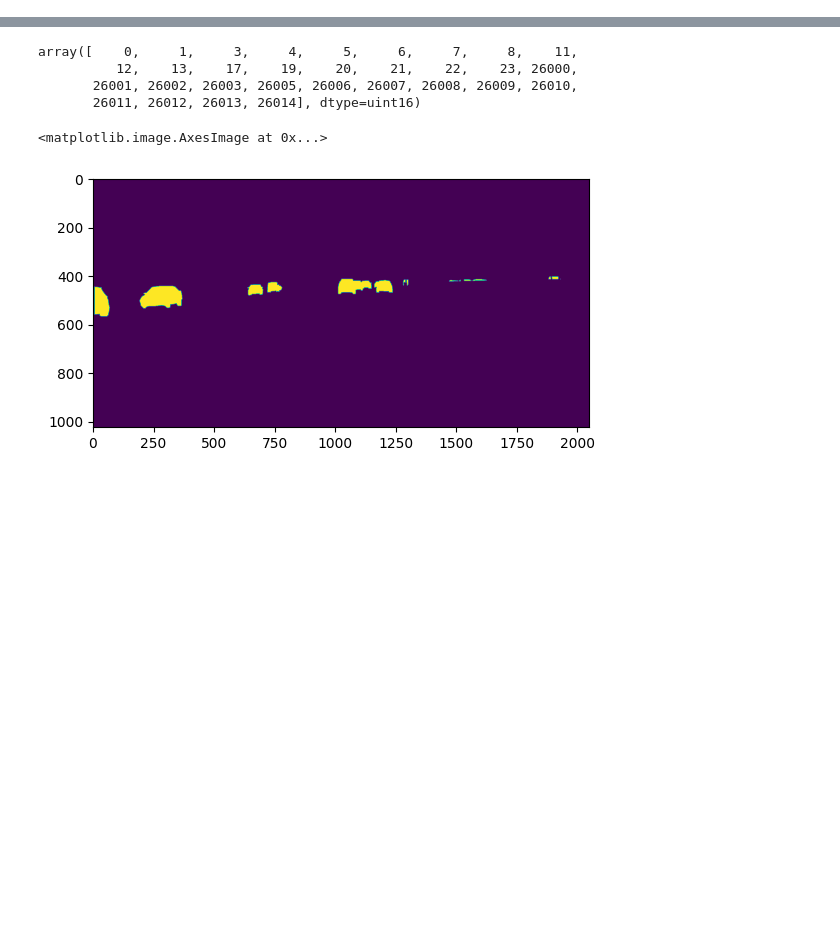
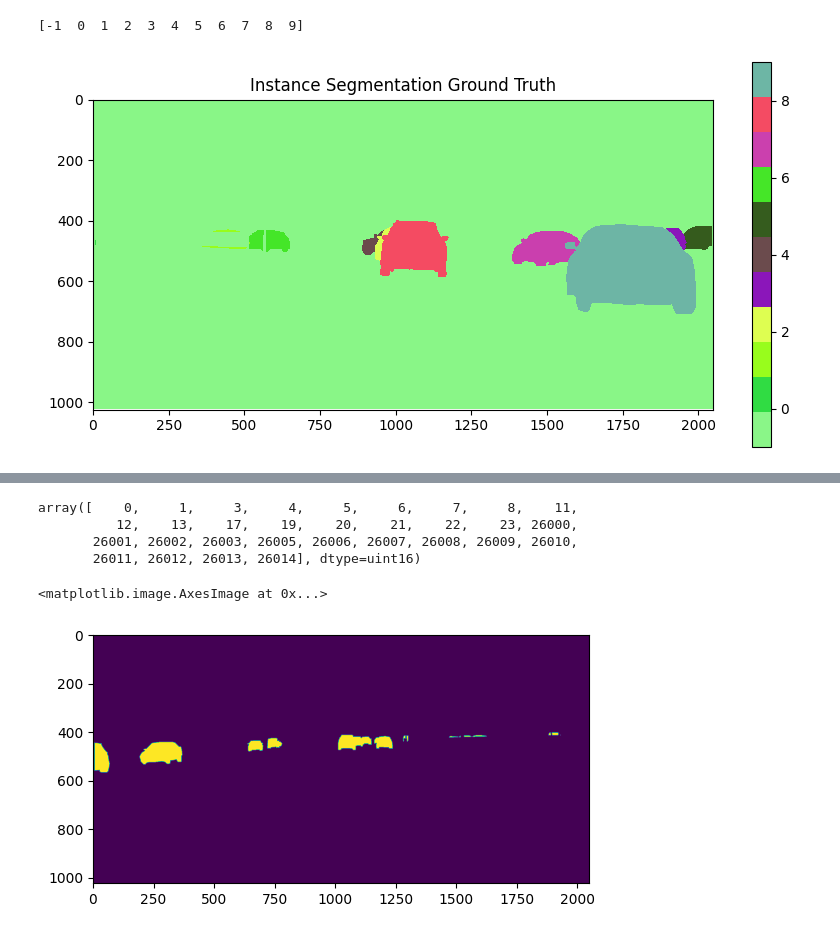
Before and after one commit to karthiknambiar29/PIDNet, a Jupyter notebook: test_.ipynb, the cells around one changed output, grey strips where cells are left out. Cells and saved outputs as stored; diff of their text form; code cells hidden in the pictures; blank space fills up the shorter version.

Commit message:
instance training

```diff
--- a/test_.ipynb
+++ b/test_.ipynb
@@ -3 +4,40 @@ import matplotlib.pyplot as plt
 import numpy as np
+# %%
+path = '/home/moonlab/Documents/dse316/PIDNet/data/cityscapes/gtFine/train/aachen/aachen_000003_000019_gtFine_instanceIds.png'
+instance_image = cv2.imread(path, cv2.IMREAD_ANYDEPTH)
+# Mask to keep only the instances in the range 26000 to 26999
+mask = np.logical_and(instance_image >= 26000, instance_image < 27000)
+
+# # Apply the mask to keep instances in the range 26000 to 26999
+instance_image = np.where(mask, instance_image, -1)
+# Get the top n unique intensities with highest counts until the 19th tank
+
+unique_intensities, counts = np.unique(instance_image, return_counts=True)
+n = 19
+top_n_indices = np.argsort(counts)[-n-1:-1]
+top_n_intensities = unique_intensities[top_n_indices]
+# Create a mapping dictionary to map intensity to rank
+mapping = {intensity: rank for rank, intensity in enumerate(top_n_intensities)}
+
+# Map intensities from 0 to 18 according to rank
+mapped_image = np.vectorize(lambda x: mapping.get(x, -1))(instance_image)
+print(np.unique(mapped_image))
+# %% [output]
+[-1  0  1  2  3  4  5  6  7  8  9]
+# %%
+import numpy as np
+import matplotlib.pyplot as plt
+from matplotlib.colors import ListedColormap
+
+# Define colormap for visualization
+cmap = ListedColormap(np.random.rand(len(np.unique(mapped_image.flatten())), 3))
+
+# instance_image_masked = instance_image_masked % 26000
+# Visualize the instance segmentation ground truth image
+plt.figure(figsize=(10, 5))
+plt.imshow(mapped_image, cmap=cmap, interpolation='nearest')
+plt.colorbar()
+plt.title('Instance Segmentation Ground Truth')
+plt.show()
+# %% [output]
+[figure, added]
```
Also changed, not shown: parts of 10 cells of this notebook, 10 other files.
